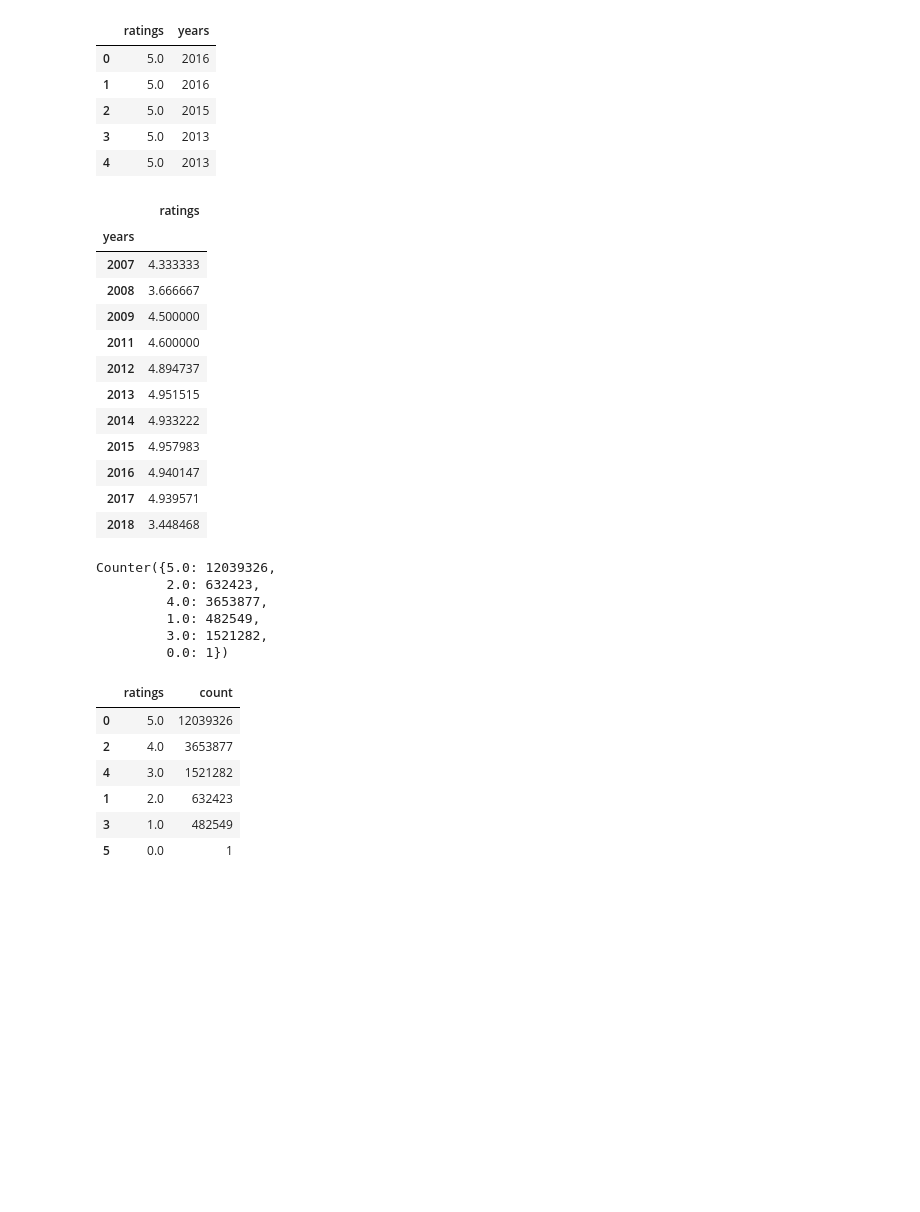
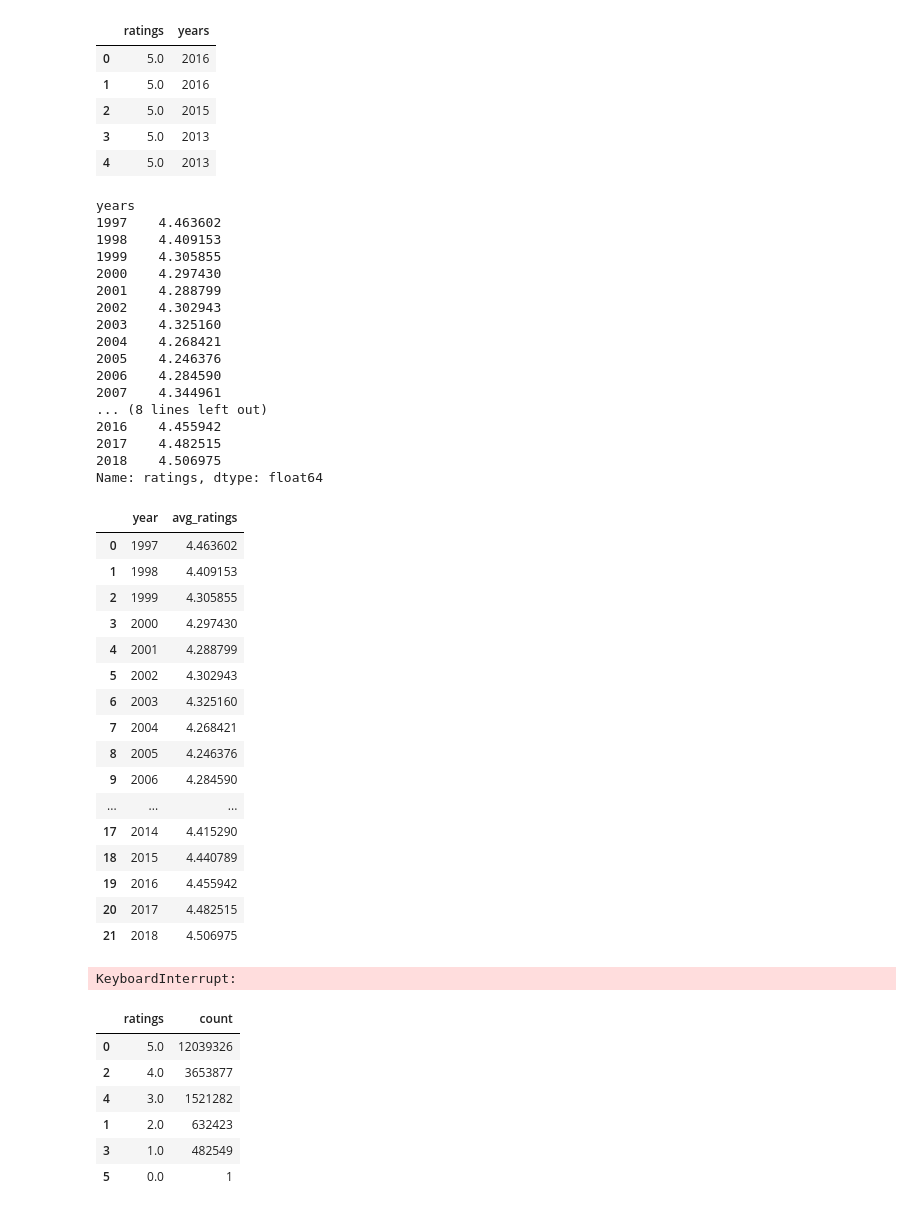
Before and after one commit to Nicole-LijuanChen/Patterns-in-Amazon-customer-ratings, a Jupyter notebook: data-cleaning.ipynb, the cells around one changed output. Saved outputs shown, nothing was run; the diff lists cells and outputs as text; code cells hidden in the pictures; blank space fills up the shorter version.

```diff
--- a/data-cleaning.ipynb
+++ b/data-cleaning.ipynb
@@ -342,34 +345,58 @@ df_years_books.head(5)
 | 3 | 5.0 | 2013 |
 | 4 | 5.0 | 2013 |
 # %%
-ratings_by_year = pd.DataFrame(df_years.groupby('years')['ratings'].mean())
-ratings_by_year
+ratings_by_year_books = df_years_books.groupby('years')['ratings'].mean()
+ratings_by_year_books
 # %% [output]
-|  | ratings |
-| years |  |
-| 2007 | 4.333333 |
-| 2008 | 3.666667 |
-| 2009 | 4.500000 |
-| 2011 | 4.600000 |
-| 2012 | 4.894737 |
-| 2013 | 4.951515 |
-| 2014 | 4.933222 |
-| 2015 | 4.957983 |
-| 2016 | 4.940147 |
-| 2017 | 4.939571 |
-| 2018 | 3.448468 |
+years
+1997    4.463602
+1998    4.409153
+1999    4.305855
+2000    4.297430
+2001    4.288799
+2002    4.302943
+2003    4.325160
+2004    4.268421
+2005    4.246376
+2006    4.284590
+2007    4.344961
+... (8 lines left out)
+2016    4.455942
+2017    4.482515
+2018    4.506975
+Name: ratings, dtype: float64
+# %%
+#convert Series to pd.dataframe
+by_year_books = pd.DataFrame({'year': ratings_by_year_books.index.tolist(),
+                  'avg_ratings': ratings_by_year_books})
+
+by_year_books.reset_index(drop=True, inplace=True)
+by_year_books
+# %% [output]
+|  | year | avg_ratings |
+| 0 | 1997 | 4.463602 |
+| 1 | 1998 | 4.409153 |
+| 2 | 1999 | 4.305855 |
+| 3 | 2000 | 4.297430 |
+| 4 | 2001 | 4.288799 |
+| 5 | 2002 | 4.302943 |
+| 6 | 2003 | 4.325160 |
+| 7 | 2004 | 4.268421 |
+| 8 | 2005 | 4.246376 |
+| 9 | 2006 | 4.284590 |
+| ... | ... | ... |
+| 17 | 2014 | 4.415290 |
+| 18 | 2015 | 4.440789 |
+| 19 | 2016 | 4.455942 |
+| 20 | 2017 | 4.482515 |
+| 21 | 2018 | 4.506975 |
 # %%
 #ratings count
-bins = [1,2,3,4,5]
+
 cnt_books = Counter(overall_books.collect())
 cnt_books
 # %% [output]
-Counter({5.0: 12039326,
-         2.0: 632423,
-         4.0: 3653877,
-         1.0: 482549,
-         3.0: 1521282,
-         0.0: 1})
+KeyboardInterrupt:
 # %%
 # Create DF of ratings count
 df_cnt_books = pd.DataFrame({'ratings': list(cnt_books.keys()),
```
Also changed, not shown: parts of 13 cells of this notebook.
